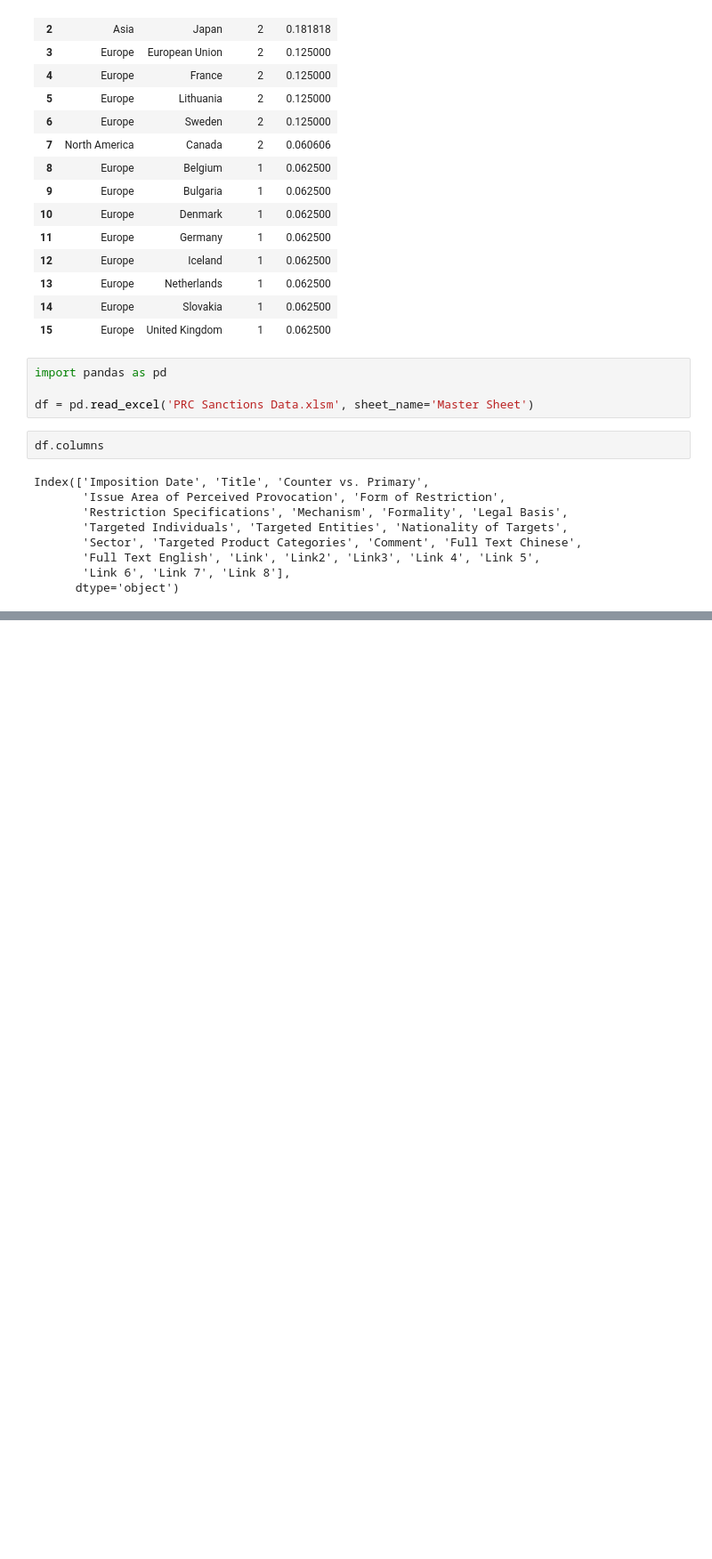
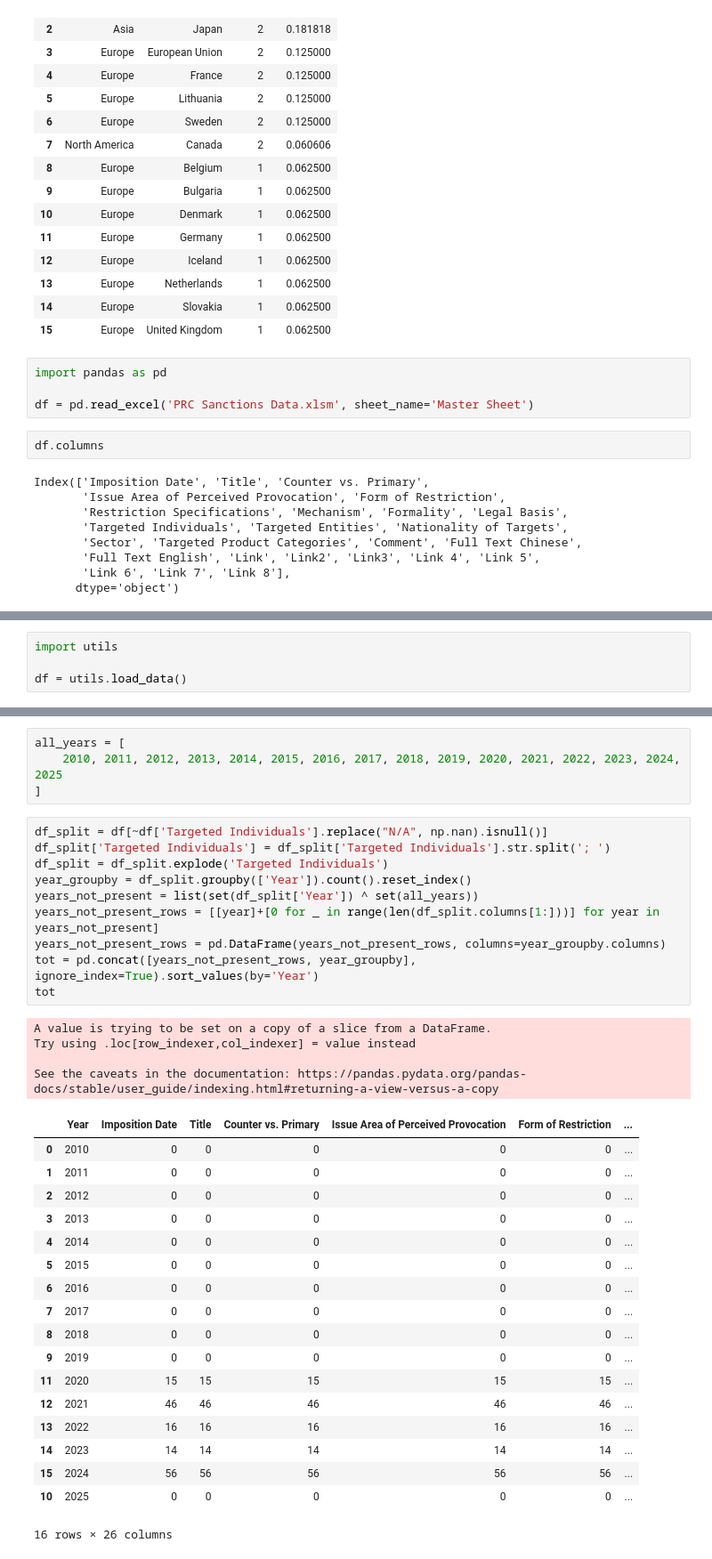
Before and after one commit to pnadelofficial/bohman_china_sanctions, a Jupyter notebook: testing.ipynb, the cells around one changed output, grey strips where cells are left out. Shown at 89% size. Drawn from its saved outputs; the diff is of its cells as text; blank space fills up the shorter version.

```diff
--- a/testing.ipynb
+++ b/testing.ipynb
@@ -471,0 +474,4 @@ Index(['Imposition Date', 'Title', 'Counter vs. Primary',
+# %%
+import utils
+
+df = utils.load_data()
@@ -471,0 +529,37 @@ Index(['Imposition Date', 'Title', 'Counter vs. Primary',
+# %%
+all_years = [
+    2010, 2011, 2012, 2013, 2014, 2015, 2016, 2017, 2018, 2019, 2020, 2021, 2022, 2023, 2024, 2025
+]
+# %%
+df_split = df[~df['Targeted Individuals'].replace("N/A", np.nan).isnull()]
+df_split['Targeted Individuals'] = df_split['Targeted Individuals'].str.split('; ')
+df_split = df_split.explode('Targeted Individuals')
+year_groupby = df_split.groupby(['Year']).count().reset_index()
+years_not_present = list(set(df_split['Year']) ^ set(all_years))
+years_not_present_rows = [[year]+[0 for _ in range(len(df_split.columns[1:]))] for year in years_not_present]
+years_not_present_rows = pd.DataFrame(years_not_present_rows, columns=year_groupby.columns)
+tot = pd.concat([years_not_present_rows, year_groupby], ignore_index=True).sort_values(by='Year')
+tot
+# %% [output]
+A value is trying to be set on a copy of a slice from a DataFrame.
+Try using .loc[row_indexer,col_indexer] = value instead
+
+See the caveats in the documentation: https://pandas.pydata.org/pandas-docs/stable/user_guide/indexing.html#returning-a-view-versus-a-copy
+|  | Year | Imposition Date | Title | Counter vs. Primary | Issue Area of Perceived Provocation | Form of Restriction | ... |
+| 0 | 2010 | 0 | 0 | 0 | 0 | 0 | ... |
+| 1 | 2011 | 0 | 0 | 0 | 0 | 0 | ... |
+| 2 | 2012 | 0 | 0 | 0 | 0 | 0 | ... |
+| 3 | 2013 | 0 | 0 | 0 | 0 | 0 | ... |
+| 4 | 2014 | 0 | 0 | 0 | 0 | 0 | ... |
+| 5 | 2015 | 0 | 0 | 0 | 0 | 0 | ... |
+| 6 | 2016 | 0 | 0 | 0 | 0 | 0 | ... |
+| 7 | 2017 | 0 | 0 | 0 | 0 | 0 | ... |
+| 8 | 2018 | 0 | 0 | 0 | 0 | 0 | ... |
+| 9 | 2019 | 0 | 0 | 0 | 0 | 0 | ... |
+| 11 | 2020 | 15 | 15 | 15 | 15 | 15 | ... |
+| 12 | 2021 | 46 | 46 | 46 | 46 | 46 | ... |
+| 13 | 2022 | 16 | 16 | 16 | 16 | 16 | ... |
+| 14 | 2023 | 14 | 14 | 14 | 14 | 14 | ... |
+| 15 | 2024 | 56 | 56 | 56 | 56 | 56 | ... |
+| 10 | 2025 | 0 | 0 | 0 | 0 | 0 | ... |
+16 rows × 26 columns
```
Also changed, not shown: parts of 20 cells of this notebook, 1 other file.
